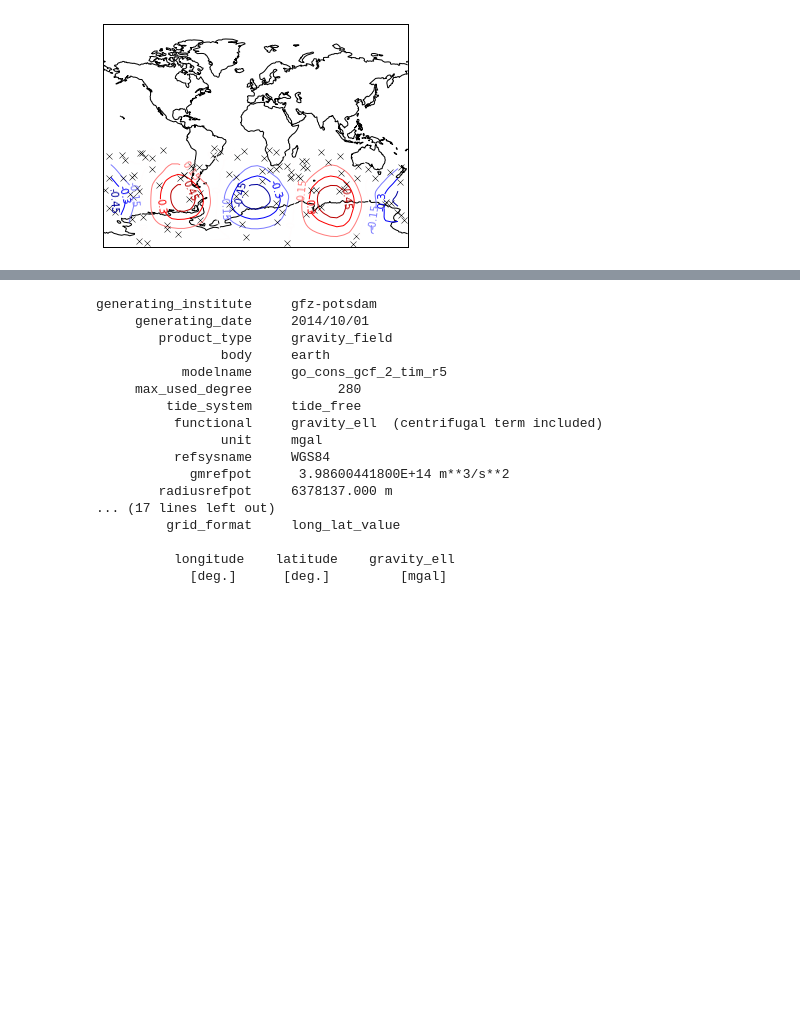
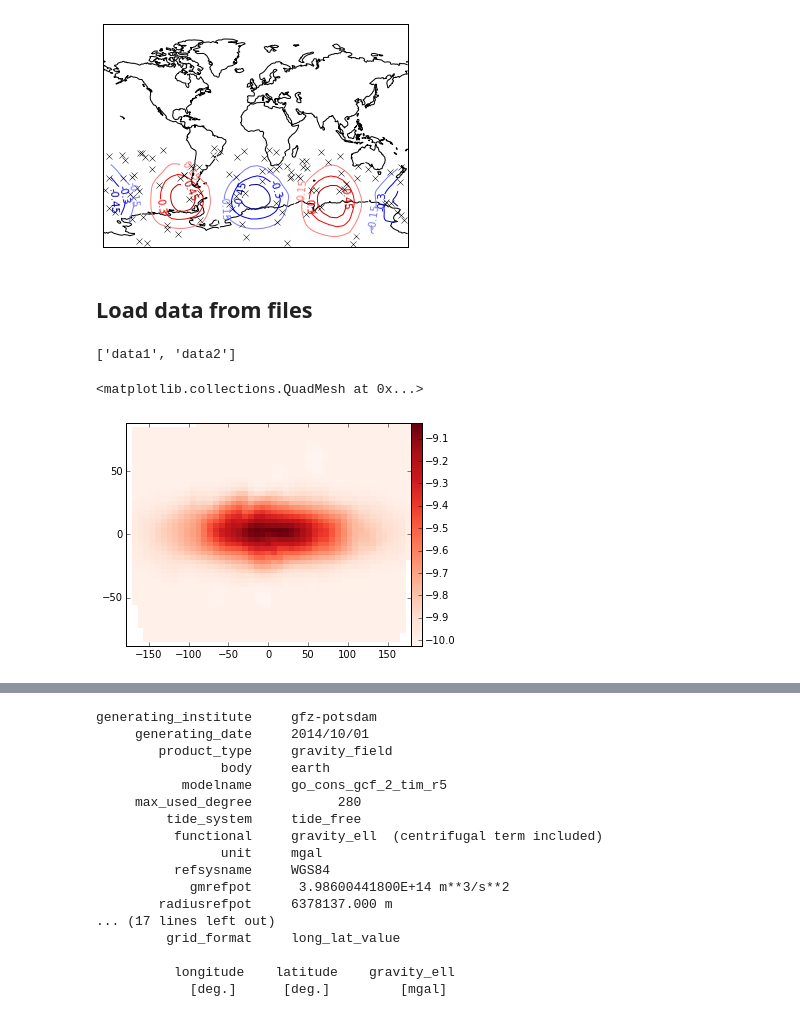
Before and after one commit to fatiando/prototypes, a Jupyter notebook: grid-class.ipynb, the cells around one changed output, grey strips where cells are left out. Drawn from its saved outputs; the diff is of its cells as text; code cells hidden in the pictures; blank space fills up the shorter version.

Commit message:
Load using numpy loadtxt and load
Need to test if load works and how gracefully it all breaks

```diff
--- a/grid-class.ipynb
+++ b/grid-class.ipynb
@@ -92,18 +92,31 @@ class Grid(object):
         return Grid(**args)
 
     @staticmethod
-    def load(fname):
+    def load(fname, **kwargs):
         grid = None
         if isinstance(fname, str):
             # Try to guess the file type from the extension
             ext = fname.strip().split('.')[-1]
             if ext == 'gdf':
                 grid = Grid.load_gdf(fname)
-            else:
-                raise ValueError("Couldn't guess file type based on extension '.{}'.".format(ext))
+        if grid is None:
+            grid = Grid.load_numpy(fname, **kwargs)
+        return grid
+
+    @staticmethod
+    def load_numpy(fname, binary=False, column_names=None, **kwargs):
+        if binary:
+            data = np.load(fname, **kwargs).T
         else:
-            raise ValueError("Can't load open files. 'fname' must be the file name.")
-        return grid
+            kwargs['unpack'] = True
+            data = np.loadtxt(fname, **kwargs)
+        if column_names is None:
+            nattr = len(data) - 2
+            attributes = ['data{:d}'.format(i + 1) for i in range(nattr)]
+            column_names = ['x', 'y'] + attributes
+        assert len(column_names) == len(data), "Insuffient column names."
+        args = dict([k, v] for k, v in zip(column_names, data))
+        return Grid(**args)
 
     @staticmethod
     def load_gdf(fname):
@@ -519,3 +532,5 @@ mpl.gca().coastlines()
 mpl.gca().set_global()
 # %% [output]
 [figure]
+# %% [markdown]
+## Load data from files
@@ -521,0 +542,11 @@ mpl.gca().set_global()
+# %%
+g = Grid.load('tmp.txt')
+# %%
+g.get_attributes()
+# %% [output]
+['data1', 'data2']
+# %%
+g.interp((50, 50)).pcolor('data1')
+# %% [output]
+<matplotlib.collections.QuadMesh at 0x...>
+[figure, added]
```
Also changed, not shown: parts of 5 cells of this notebook.
